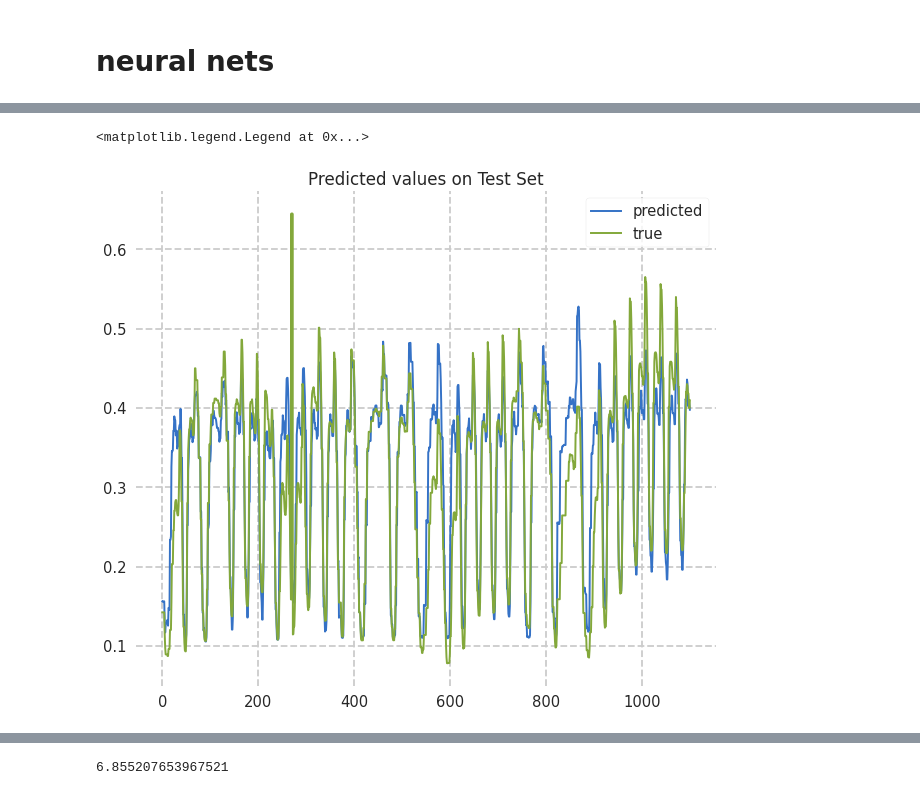
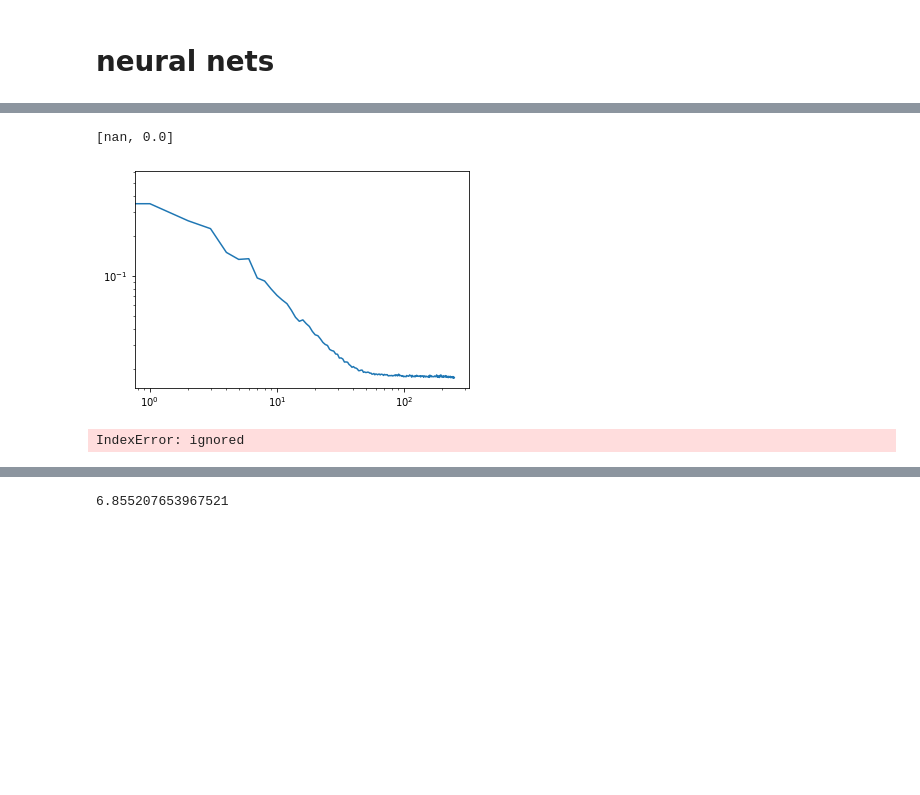
Before and after one commit to takao8/MLTSAProject, a Jupyter notebook: RNN_network_code.ipynb, the cells around one changed output, grey strips where cells are left out. Cells and saved outputs as stored; diff of their text form; code cells hidden in the pictures; blank space fills up the shorter version.

```diff
--- a/RNN_network_code.ipynb
+++ b/RNN_network_code.ipynb
@@ -158,3 +153,23 @@ def preprocess_df(df, ind1, ind2, key):
     x_set = df_n.drop(key, axis=1)
 
     return np.array(x_set), np.array(y_set)
+# %%
+df_train = df_scaled.dropna()
+x_trainn = full((1000, 100, 8), NaN)
+y_trainn = full((1000, 100,1), NaN)
+
+x_valn = full((1000, 100, 8), NaN)
+y_valn = full((1000, 100,1), NaN)
+for i in range(1000):
+
+    ind1 = 100*i
+    ind2 = 100*(i+1)
+    x_trainn[i,:,:] = df_train.iloc[ind1:ind2].drop(['Nepool_Load_Hist'], axis=1).values
+    y_trainn[i,:,0] = df_train.Nepool_Load_Hist[ind1:ind2].values
+
+for i,j in enumerate(range(1000,1100)):
+
+    ind1 = 100*j
+    ind2 = 100*(j+1)
+    x_valn[i,:,:] = df_train.iloc[ind1:ind2].drop(['Nepool_Load_Hist'], axis=1).values
+    y_valn[i,:,0] = df_train.Nepool_Load_Hist[ind1:ind2].values
@@ -308,8 +336,20 @@ Epoch 00110: early stopping
+# %%
+score
+# %% [output]
+[nan, 0.0]
+# %%
+#PLot history
+plt.plot(np.array(history.history['loss']))
+plt.yscale('log')
+plt.xscale('log')
+# %% [output]
+[figure, added]
 # %%
-pl.plot(model.predict(teX)[6000:7100], label="predicted")
-pl.plot(teY.values[6000:7100], label="true")
-pl.title("Predicted values on Test Set")
-pl.legend(loc="upper right")
+import matplotlib.pyplot as plt
+
+plt.plot(model.predict(x_testn)[0:1,:,:], label="predicted")
+#plt.plot(y_testn[0:200], label="true")
+plt.title("Predicted values on Test Set")
+plt.legend(loc="upper right")
 # %% [output]
-<matplotlib.legend.Legend at 0x...>
+IndexError: ignored
-[figure, removed]
```
Also changed, not shown: parts of 36 cells of this notebook.
